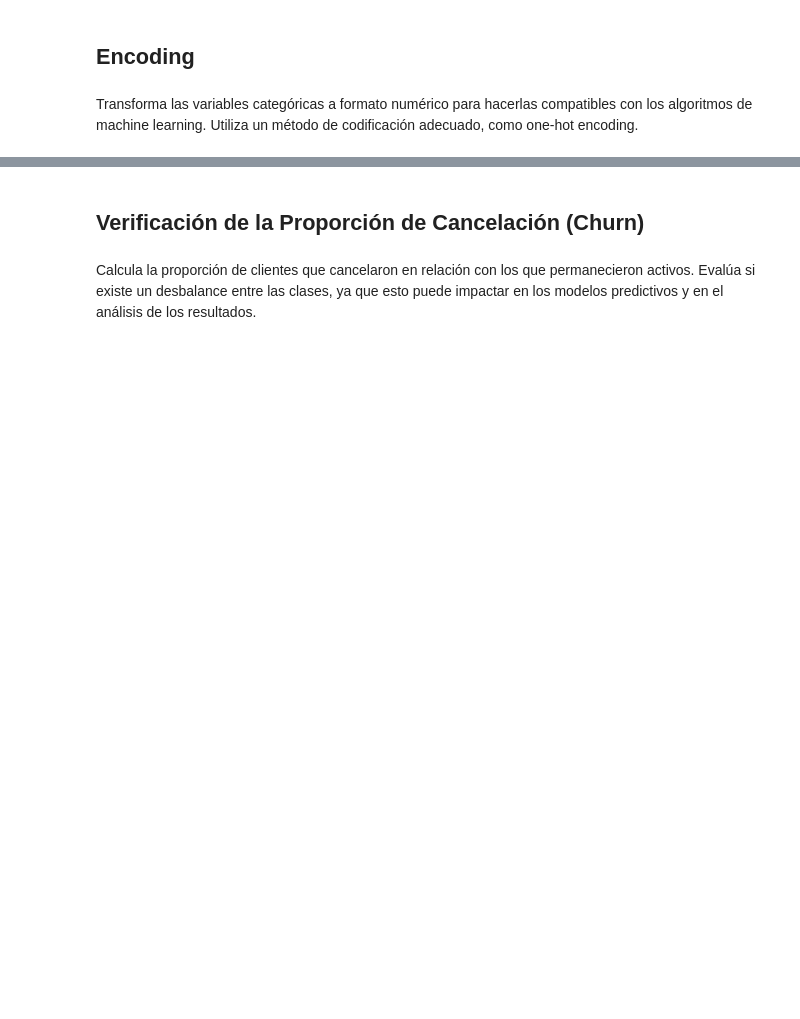
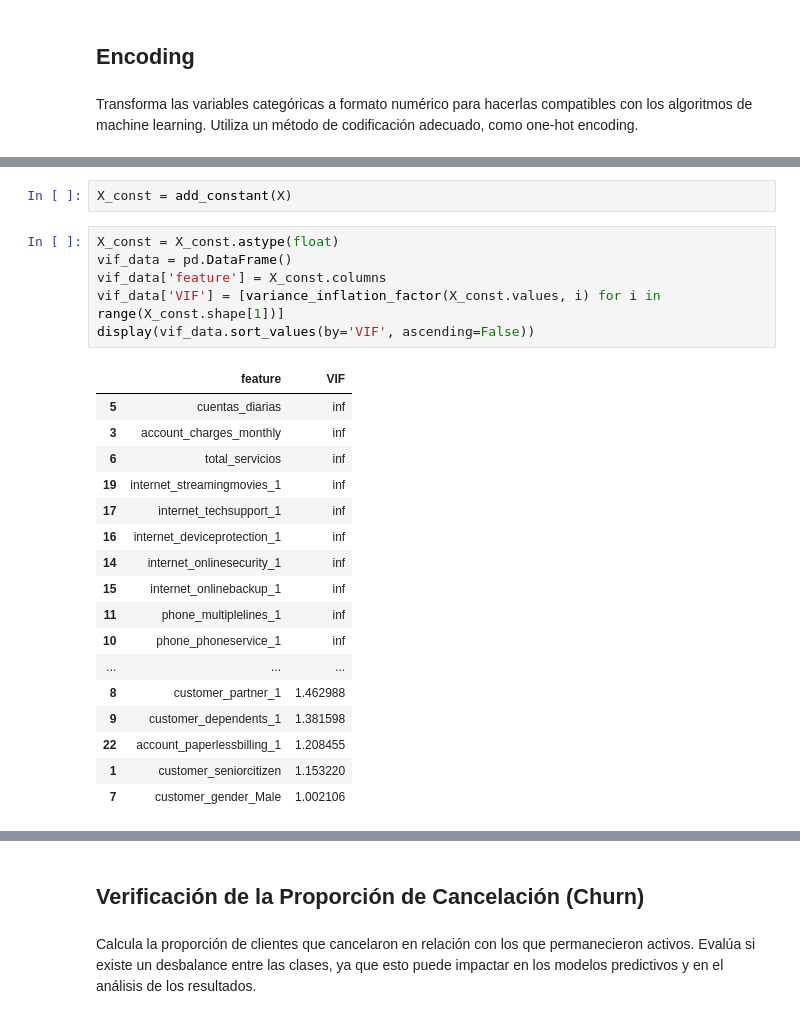
Before and after one commit to AndresCMontejo/TelecomX_proyecto_parte2, a Jupyter notebook: Proyecto_TelecomX_Parte2.ipynb, the cells around one changed output, grey strips where cells are left out. Cells and saved outputs as stored; diff of their text form; blank space fills up the shorter version.

```diff
--- a/Proyecto_TelecomX_Parte2.ipynb
+++ b/Proyecto_TelecomX_Parte2.ipynb
@@ -91,0 +287,26 @@ Forma del dataset codificado: (7267, 1019)
+# %%
+X_const = add_constant(X)
+# %%
+X_const = X_const.astype(float)
+vif_data = pd.DataFrame()
+vif_data['feature'] = X_const.columns
+vif_data['VIF'] = [variance_inflation_factor(X_const.values, i) for i in range(X_const.shape[1])]
+display(vif_data.sort_values(by='VIF', ascending=False))
+# %% [output]
+|  | feature | VIF |
+| 5 | cuentas_diarias | inf |
+| 3 | account_charges_monthly | inf |
+| 6 | total_servicios | inf |
+| 19 | internet_streamingmovies_1 | inf |
+| 17 | internet_techsupport_1 | inf |
+| 16 | internet_deviceprotection_1 | inf |
+| 14 | internet_onlinesecurity_1 | inf |
+| 15 | internet_onlinebackup_1 | inf |
+| 11 | phone_multiplelines_1 | inf |
+| 10 | phone_phoneservice_1 | inf |
+| ... | ... | ... |
+| 8 | customer_partner_1 | 1.462988 |
+| 9 | customer_dependents_1 | 1.381598 |
+| 22 | account_paperlessbilling_1 | 1.208455 |
+| 1 | customer_seniorcitizen | 1.153220 |
+| 7 | customer_gender_Male | 1.002106 |
```
Also changed, not shown: parts of 49 cells of this notebook.
